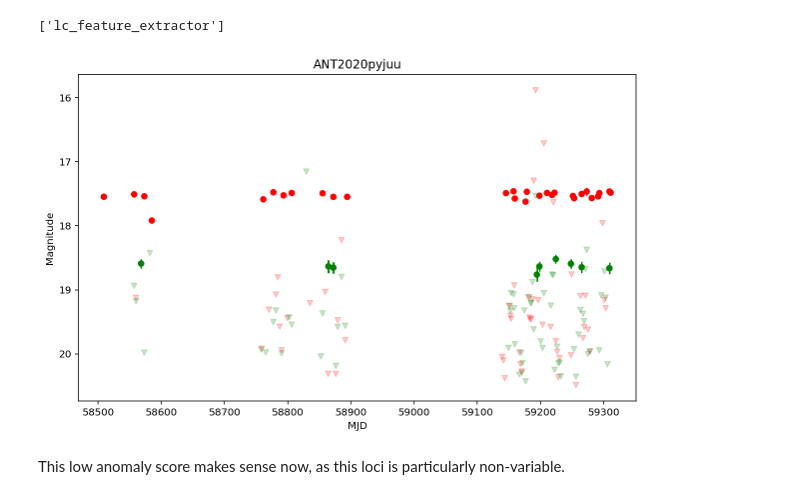
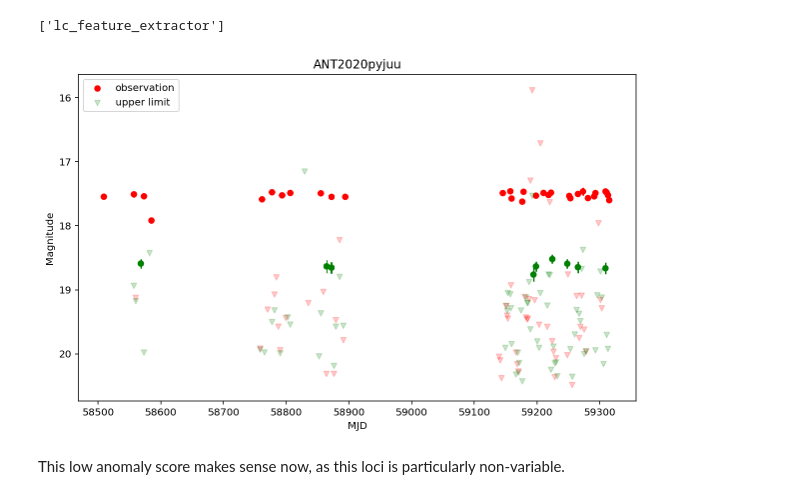
Before and after one commit to broker-workshop/tutorials, a Jupyter notebook: ANTARES/IF_AD_broker_workshop_final.ipynb, the cells around one changed output. Saved outputs shown, nothing was run; the diff lists cells and outputs as text; code cells hidden in the pictures.

```diff
--- a/ANTARES/IF_AD_broker_workshop_final.ipynb
+++ b/ANTARES/IF_AD_broker_workshop_final.ipynb
@@ -158,21 +189,22 @@ df_ulim_inlier = df_lc_inlier[df_lc_inlier['ant_survey'] == 2]
 # %%
 fig = plt.figure(figsize=(10,6))
 
 x = df_candidates_inlier.ant_mjd
 y = df_candidates_inlier.ant_mag_corrected
 yerr = df_candidates_inlier.ant_magerr_corrected
-c = df_candidates_inlier.ant_passband
+c = df_candidates_inlier.ant_passband # green is g-band, red is R-band
 
 plt.gca().invert_yaxis()
-plt.scatter(x, y, c=c, marker='o', s=30)
+plt.scatter(x, y, c=c, marker='o', s=30, label='observation')
 plt.errorbar(x, y, yerr=yerr, ecolor=c, fmt='', ls='')
 plt.scatter(df_ulim_inlier.ant_mjd, df_ulim_inlier.ant_maglim, c=df_ulim_inlier.ant_passband,
-            marker='v', s=30, alpha=0.2)
+            marker='v', s=30, alpha=0.2, label='upper limit')
 plt.xlabel('MJD')
 plt.ylabel('Magnitude')
+plt.legend(loc='upper left')
 plt.title('ANT2020pyjuu')
 plt.show()
 # %% [output]
-[figure, old version]
+[figure, new version]
 # %% [markdown]
 This low anomaly score makes sense now, as this loci is particularly non-variable.
```
Also changed, not shown: parts of 18 cells of this notebook.
